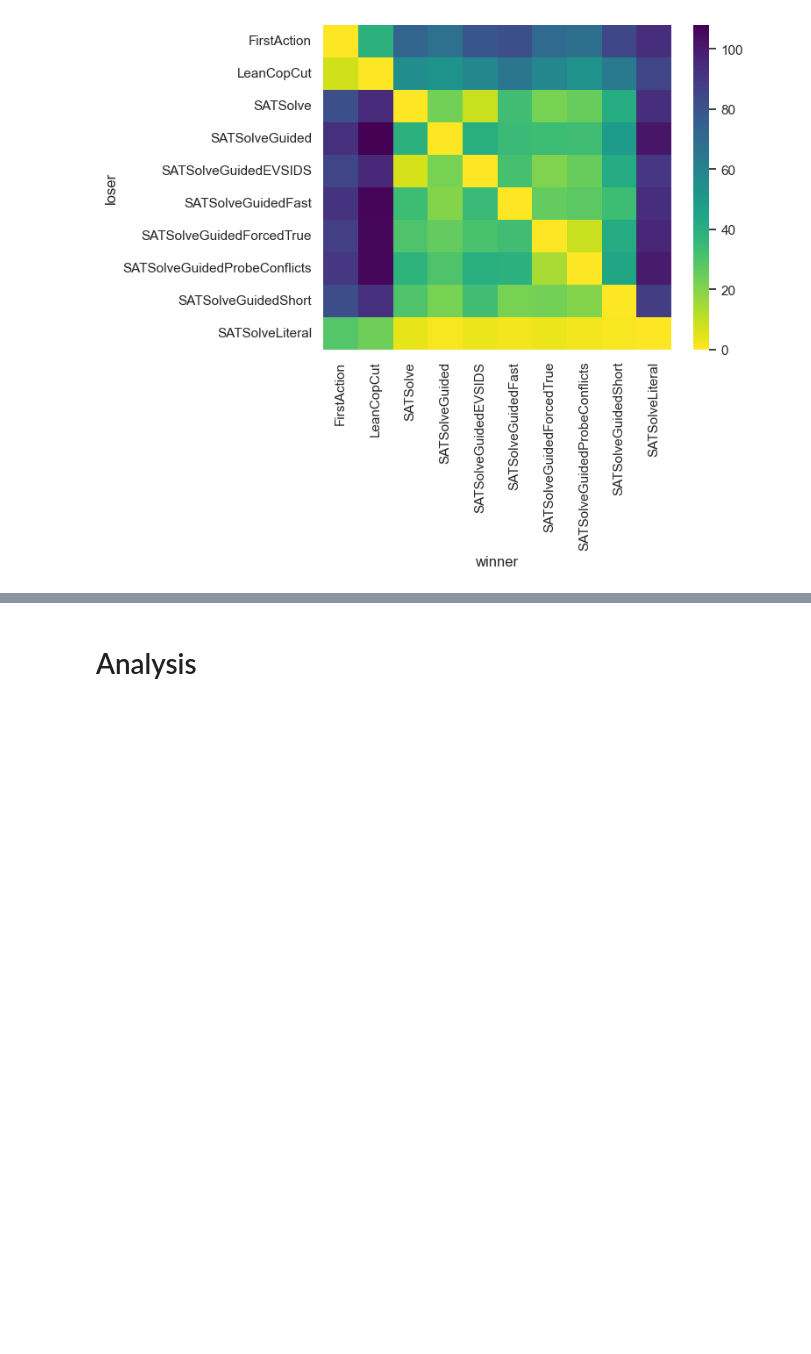
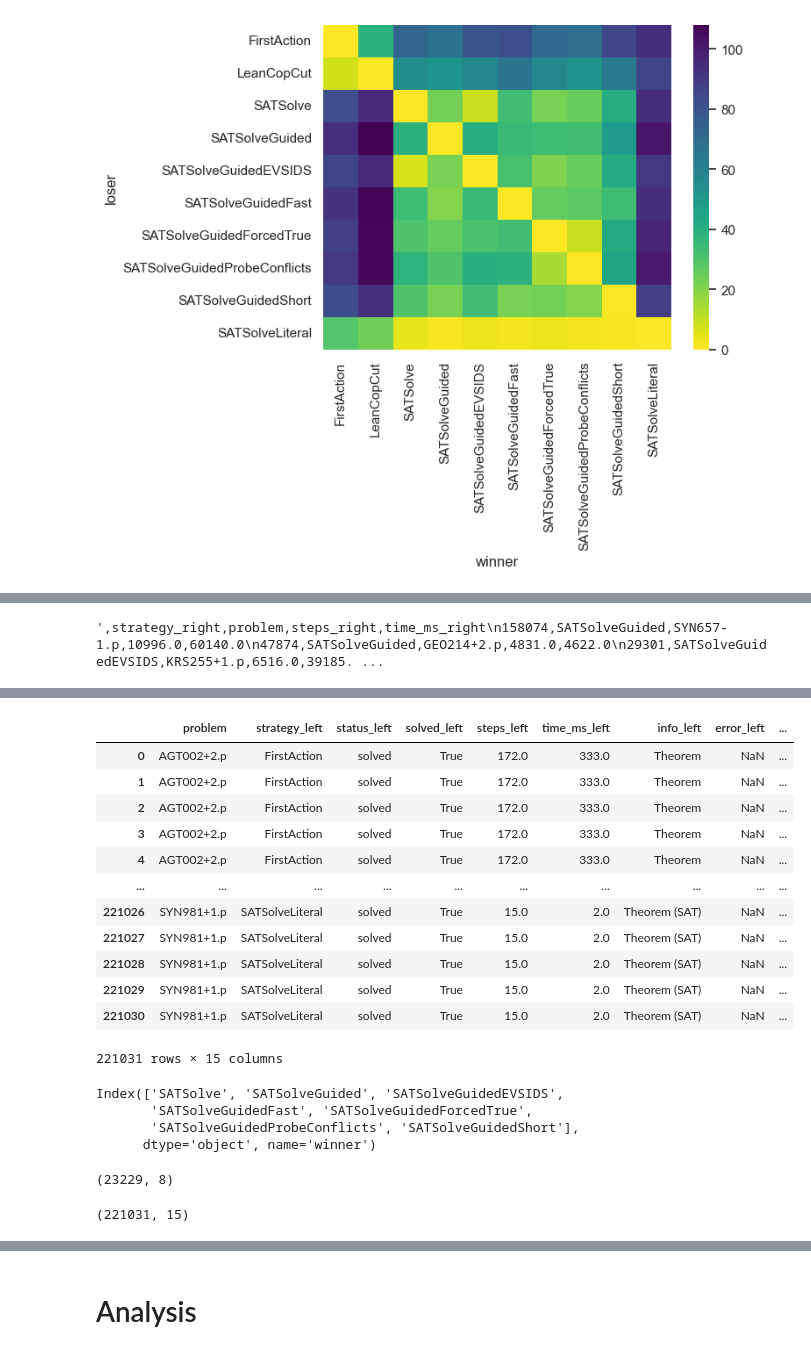
Before and after one commit to mfixman/connections, a Jupyter notebook: jupyter/Analysis_sat.ipynb, the cells around one changed output, grey strips where cells are left out. Cells and saved outputs as stored; diff of their text form; code cells hidden in the pictures; blank space fills up the shorter version.

```diff
--- a/jupyter/Analysis_sat.ipynb
+++ b/jupyter/Analysis_sat.ipynb
@@ -182,3 +202,12 @@ seaborn.heatmap(
+# %%
+pandas.concat(
+    [
+        merged[(merged.strategy_left == 'SATSolve') & (merged.strategy_right == x) & ~merged.solved_left & merged.solved_right].sample(2)
+        for x in cols if x != 'SATSolve'
+    ]
+)[['strategy_right', 'problem', 'steps_right', 'time_ms_right']].to_csv()
+# %% [output]
+',strategy_right,problem,steps_right,time_ms_right\n158074,SATSolveGuided,SYN657-1.p,10996.0,60140.0\n47874,SATSolveGuided,GEO214+2.p,4831.0,4622.0\n29301,SATSolveGuidedEVSIDS,KRS255+1.p,6516.0,39185. ...
 # %%
 results.rename(lambda x: x.removeprefix('SATSolve'))
 # %% [output]
@@ -194,3 +223,34 @@ results.rename(lambda x: x.removeprefix('SATSolve'))
 | GuidedProbeConflicts | 91 | 106 | 38 | 30 | 40 | 39 | ... |
 | GuidedShort | 83 | 93 | 30 | 22 | 33 | 22 | ... |
 | Literal | 29 | 24 | 4 | 1 | 3 | 2 | ... |
+# %%
+merged
+# %% [output]
+|  | problem | strategy_left | status_left | solved_left | steps_left | time_ms_left | info_left | error_left | ... |
+| 0 | AGT002+2.p | FirstAction | solved | True | 172.0 | 333.0 | Theorem | NaN | ... |
+| 1 | AGT002+2.p | FirstAction | solved | True | 172.0 | 333.0 | Theorem | NaN | ... |
+| 2 | AGT002+2.p | FirstAction | solved | True | 172.0 | 333.0 | Theorem | NaN | ... |
+| 3 | AGT002+2.p | FirstAction | solved | True | 172.0 | 333.0 | Theorem | NaN | ... |
+| 4 | AGT002+2.p | FirstAction | solved | True | 172.0 | 333.0 | Theorem | NaN | ... |
+| ... | ... | ... | ... | ... | ... | ... | ... | ... | ... |
+| 221026 | SYN981+1.p | SATSolveLiteral | solved | True | 15.0 | 2.0 | Theorem (SAT) | NaN | ... |
+| 221027 | SYN981+1.p | SATSolveLiteral | solved | True | 15.0 | 2.0 | Theorem (SAT) | NaN | ... |
+| 221028 | SYN981+1.p | SATSolveLiteral | solved | True | 15.0 | 2.0 | Theorem (SAT) | NaN | ... |
+| 221029 | SYN981+1.p | SATSolveLiteral | solved | True | 15.0 | 2.0 | Theorem (SAT) | NaN | ... |
+| 221030 | SYN981+1.p | SATSolveLiteral | solved | True | 15.0 | 2.0 | Theorem (SAT) | NaN | ... |
+221031 rows × 15 columns
+# %%
+cols
+# %% [output]
+Index(['SATSolve', 'SATSolveGuided', 'SATSolveGuidedEVSIDS',
+       'SATSolveGuidedFast', 'SATSolveGuidedForcedTrue',
+       'SATSolveGuidedProbeConflicts', 'SATSolveGuidedShort'],
+      dtype='object', name='winner')
+# %%
+data.shape
+# %% [output]
+(23229, 8)
+# %%
+merged.shape
+# %% [output]
+(221031, 15)
```
Also changed, not shown: parts of 9 cells of this notebook, 1 other file.
